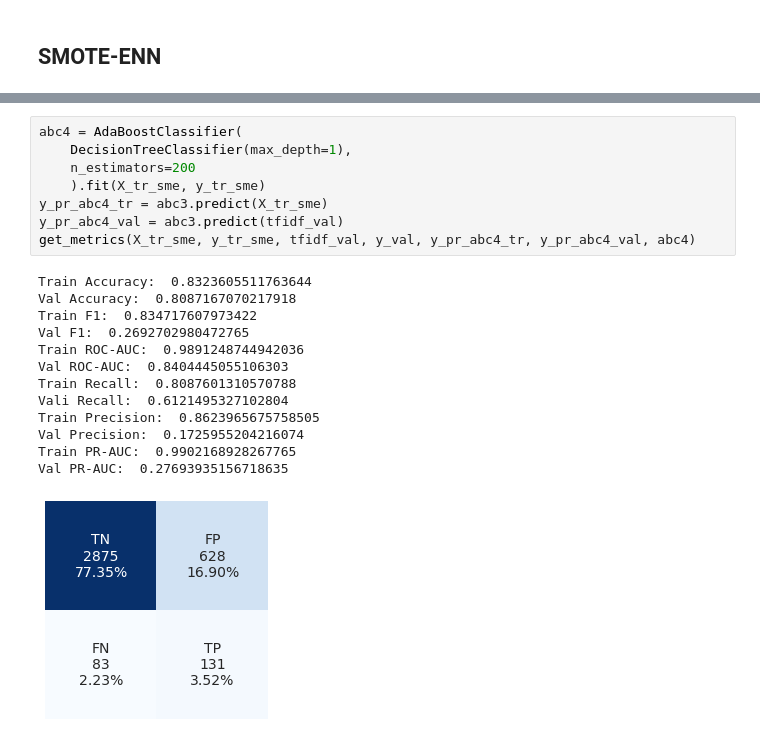
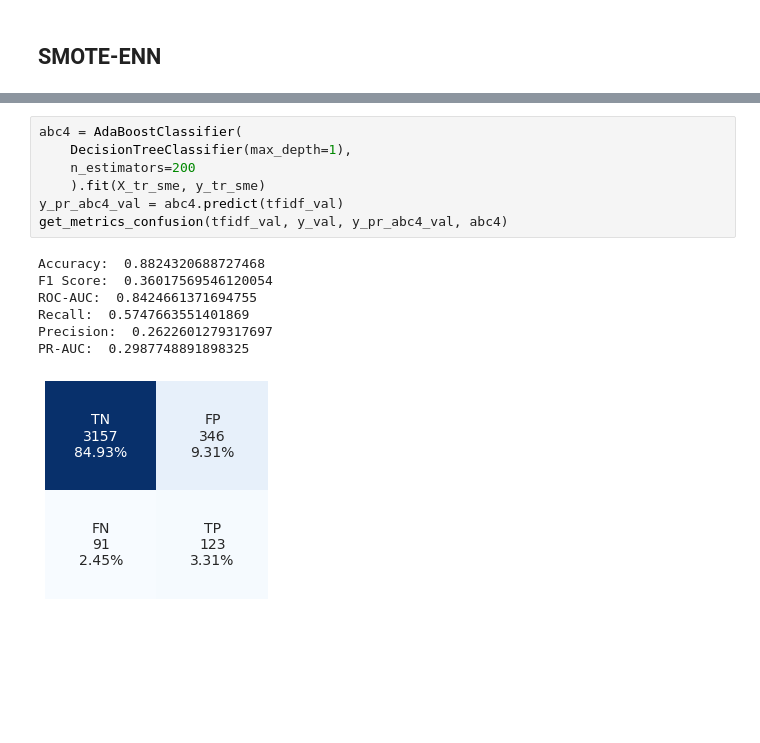
Before and after one commit to datascisteven/Automated-Hate-Tweet-Detection, a Jupyter notebook: notebooks/modeling.ipynb, the cells around one changed output, grey strips where cells are left out. Saved outputs shown, nothing was run; the diff lists cells and outputs as text; blank space fills up the shorter version.

```diff
--- a/notebooks/modeling.ipynb
+++ b/notebooks/modeling.ipynb
@@ -707,24 +574,17 @@ get_confusion(y_val, y_pr_svc_val)
 # %%
 abc4 = AdaBoostClassifier(
     DecisionTreeClassifier(max_depth=1),
     n_estimators=200
     ).fit(X_tr_sme, y_tr_sme)
-y_pr_abc4_tr = abc3.predict(X_tr_sme)
-y_pr_abc4_val = abc3.predict(tfidf_val)
-get_metrics(X_tr_sme, y_tr_sme, tfidf_val, y_val, y_pr_abc4_tr, y_pr_abc4_val, abc4)
+y_pr_abc4_val = abc4.predict(tfidf_val)
+get_metrics_confusion(tfidf_val, y_val, y_pr_abc4_val, abc4)
 # %% [output]
-Train Accuracy:  0.8323605511763644
-Val Accuracy:  0.8087167070217918
-Train F1:  0.834717607973422
-Val F1:  0.2692702980472765
-Train ROC-AUC:  0.9891248744942036
-Val ROC-AUC:  0.8404445055106303
-Train Recall:  0.8087601310570788
-Vali Recall:  0.6121495327102804
-Train Precision:  0.8623965675758505
-Val Precision:  0.1725955204216074
-Train PR-AUC:  0.9902168928267765
-Val PR-AUC:  0.27693935156718635
+Accuracy:  0.8824320688727468
+F1 Score:  0.36017569546120054
+ROC-AUC:  0.8424661371694755
+Recall:  0.5747663551401869
+Precision:  0.2622601279317697
+PR-AUC:  0.2987748891898325
-[figure, old version]
+[figure, new version]
 # %%
 gbc4 = GradientBoostingClassifier().fit(X_tr_sme, y_tr_sme)
```
Also changed, not shown: parts of 38 cells of this notebook, 12 other files.
